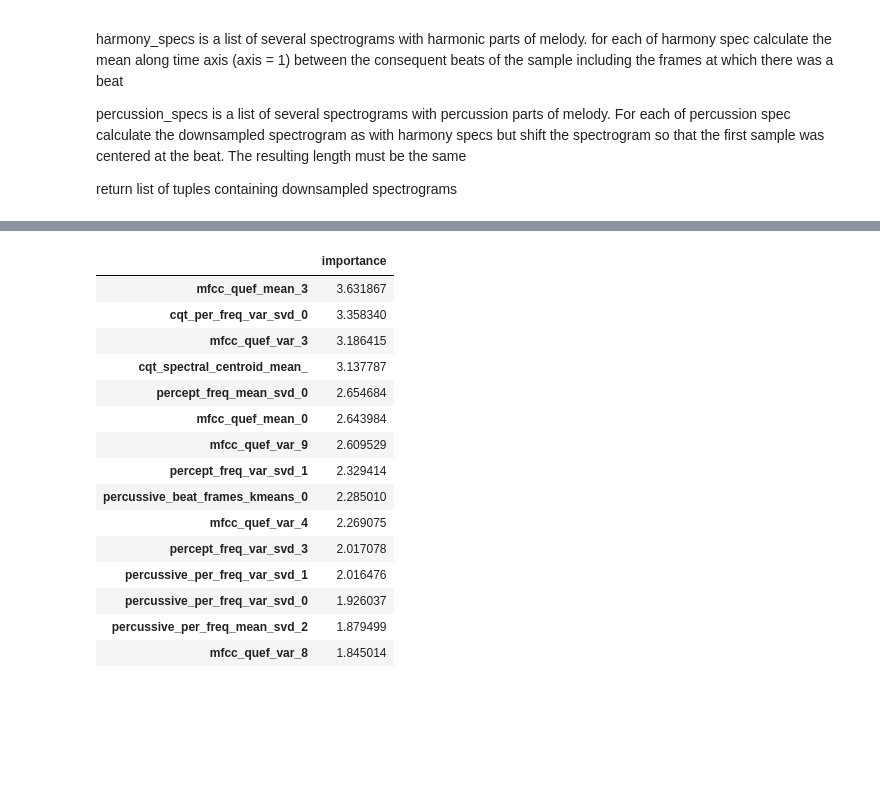
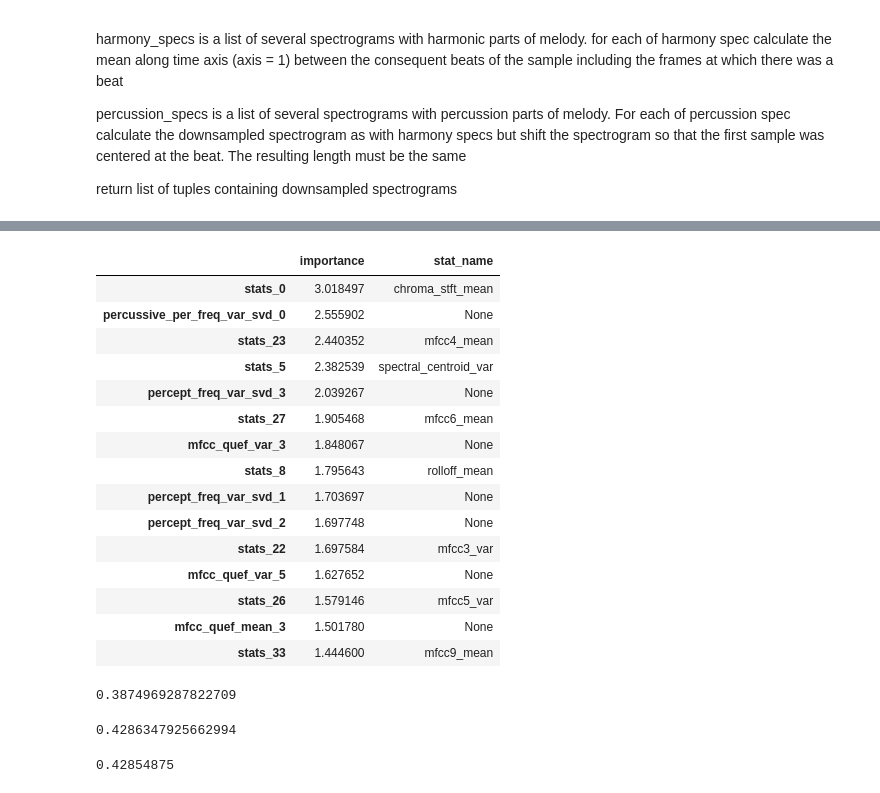
Before and after one commit to dmitrysluch/ariel-tds-music-genre, a Jupyter notebook: genre_detenction_ext.ipynb, the cells around one changed output, grey strips where cells are left out. Saved outputs shown, nothing was run; the diff lists cells and outputs as text; code cells hidden in the pictures; blank space fills up the shorter version.

```diff
--- a/genre_detenction_ext.ipynb
+++ b/genre_detenction_ext.ipynb
@@ -909,5 +907,5 @@ class KMeansAdapter(KMeans):
         return self.predict(*args, **kwargs).reshape(-1, 1)
     def fit_transform(self, *args, **kwargs):
         return self.fit_predict(*args, **kwargs).reshape(-1, 1)
-n_clusters=4
+n_clusters=8
 Extractor.register_sklearn_extractor('s_percussive_beat_frames_kmeans', ['s_percussive_beat_frames'], KMeansAdapter(n_clusters=n_clusters))
@@ -930,0 +942,9 @@ for i, c in enumerate(centers):
+# %%
+def sum_beats(E, feature_names, idx, to_idx):
+    return [np.array(list(x[1])) for x in pd.DataFrame(data=E.get_features(
+        [idx] + feature_names
+    ), columns=["idx"] + list(E.get_feature_names_vector(feature_names))) \
+    .groupby("idx").agg("sum") \
+    .loc[E.get_features([to_idx])[:,0]].iterrows()]
+E_train.features['percussive_beat_frames_svd'] = sum_beats(E_train, ["s_percussive_beat_frames_svd"], "s_idx", "idx")
+E_eval.features['percussive_beat_frames_svd'] = sum_beats(E_eval, ["s_percussive_beat_frames_svd"], "s_idx", "idx")
@@ -931,10 +956,16 @@ for i, c in enumerate(centers):
 # %%
+def ohe(s):
+    v = [0] * n_clusters
+    for i in s:
+        v[i] += 1
+    return v
+
 def aggregate(E, feature_names, idx, to_idx):
-    return pd.DataFrame(data=E.get_features(
+    return [np.array(x) for x in pd.DataFrame(data=E.get_features(
         [idx] + feature_names
     ), columns=["idx"] + feature_names) \
-    .groupby("idx").agg(lambda x: str(pd.Series.mode(x)[0])) \
-    .loc[E.get_features([to_idx])[:,0]].to_numpy()
+    .groupby("idx").agg(ohe) \
+    .loc[E.get_features([to_idx])[:,0]]['s_percussive_beat_frames_kmeans']]
 E_train.features['percussive_beat_frames_kmeans'] = aggregate(E_train, ["s_percussive_beat_frames_kmeans"], "s_idx", "idx")
 E_eval.features['percussive_beat_frames_kmeans'] = aggregate(E_eval, ["s_percussive_beat_frames_kmeans"], "s_idx", "idx")
 # %%
@@ -982,7 +1013,7 @@ def assign_feature_weights(feature_names: np.ndarray, weights: dict[str, float])
 
     return result_weights
 # %%
-features = ['rms', 'bpm',
+features = ['stats', 'rms', 'bpm',
     'cqt_per_freq_mean_svd', 'cqt_per_freq_var_svd',
     'harmonic_per_freq_mean_svd', 'harmonic_per_freq_var_svd',
     'percussive_per_freq_mean_svd', 'percussive_per_freq_var_svd',
@@ -995,18 +1026,16 @@ features = ['rms', 'bpm',
     'percept_freq_mean_svd', 'percept_freq_var_svd',
     'voiced_f0_mean', 'f0_var',
     'overtones_freq_mean_svd', 'overtones_freq_var_svd',
-    'percussive_beat_frames_kmeans'
     ]
 
 weights = assign_feature_weights(E_eval.get_feature_names_vector(features),
-                                 dict(percussive_beat_frames_kmeans=2))
+                                 dict(percussive_beat_frames_kmeans=1))
 model, acc = train_and_evaluate_catboost(
     idx_eval=E_eval.get_features(['idx'])[:,0],
     X_train=E_train.get_features(features),
     X_eval=E_eval.get_features(features),
     y_train=E_train.get_features(['y'])[:,0],
     y_eval=E_eval.get_features(['y'])[:,0],
-    cat_features=[212],
 )
 # %% [output]
 MetricVisualizer(layout=Layout(align_self='stretch', height='500px'))
@@ -1030,23 +1059,34 @@ Evaluation Accuracy: 0.7767
 # %%
-pd.DataFrame(
+imp = pd.DataFrame(
     data=model.feature_importances_,
     index=E_train.get_feature_names_vector(features),
     columns=['importance']
 ).sort_values(by='importance', ascending=False).head(15)
+imp['stat_name'] = pd.Series(imp.index, index=imp.index).apply(lambda x: int(x[6:]) if x.startswith('stats_') else None)
+imp['stat_name'] = imp['stat_name'].apply(lambda x: X_train.columns[int(x) + 2] if not np.isnan(x) else None)
+imp
 # %% [output]
-|  | importance |
-| mfcc_quef_mean_3 | 3.631867 |
-| cqt_per_freq_var_svd_0 | 3.358340 |
-| mfcc_quef_var_3 | 3.186415 |
-| cqt_spectral_centroid_mean_ | 3.137787 |
-| percept_freq_mean_svd_0 | 2.654684 |
-| mfcc_quef_mean_0 | 2.643984 |
-| mfcc_quef_var_9 | 2.609529 |
-| percept_freq_var_svd_1 | 2.329414 |
-| percussive_beat_frames_kmeans_0 | 2.285010 |
-| mfcc_quef_var_4 | 2.269075 |
-| percept_freq_var_svd_3 | 2.017078 |
-| percussive_per_freq_var_svd_1 | 2.016476 |
-| percussive_per_freq_var_svd_0 | 1.926037 |
-| percussive_per_freq_mean_svd_2 | 1.879499 |
-| mfcc_quef_var_8 | 1.845014 |
+|  | importance | stat_name |
+| stats_0 | 3.018497 | chroma_stft_mean |
+| percussive_per_freq_var_svd_0 | 2.555902 | None |
+| stats_23 | 2.440352 | mfcc4_mean |
+| stats_5 | 2.382539 | spectral_centroid_var |
+| percept_freq_var_svd_3 | 2.039267 | None |
+| stats_27 | 1.905468 | mfcc6_mean |
+| mfcc_quef_var_3 | 1.848067 | None |
+| stats_8 | 1.795643 | rolloff_mean |
+| percept_freq_var_svd_1 | 1.703697 | None |
+| percept_freq_var_svd_2 | 1.697748 | None |
+| stats_22 | 1.697584 | mfcc3_var |
+| mfcc_quef_var_5 | 1.627652 | None |
+| stats_26 | 1.579146 | mfcc5_var |
+| mfcc_quef_mean_3 | 1.501780 | None |
+| stats_33 | 1.444600 | mfcc9_mean |
+# %%
+librosa.feature.chroma_stft(y=E_train.features['audio'][0], sr=16000).mean()
+# %% [output]
+0.3874969287822709
+# %%
+E_train.features['stats'][0][0]
+# %% [output]
+0.4286347925662994
@@ -1052,0 +1096,4 @@ pd.DataFrame(
+# %%
+librosa.feature.chroma_stft(y=track, sr=sr).mean()
+# %% [output]
+0.42854875
```
Also changed, not shown: parts of 12 cells of this notebook.
